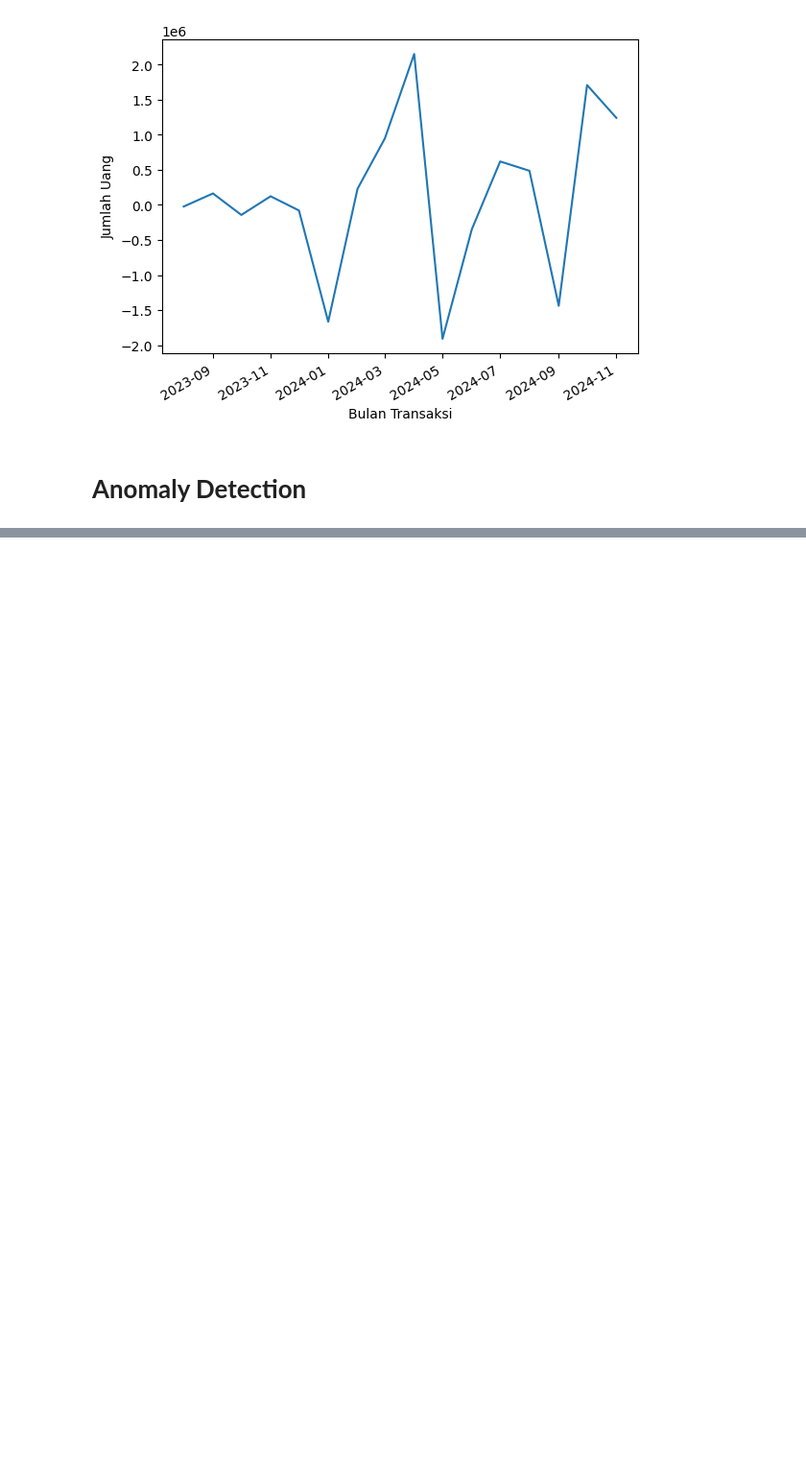
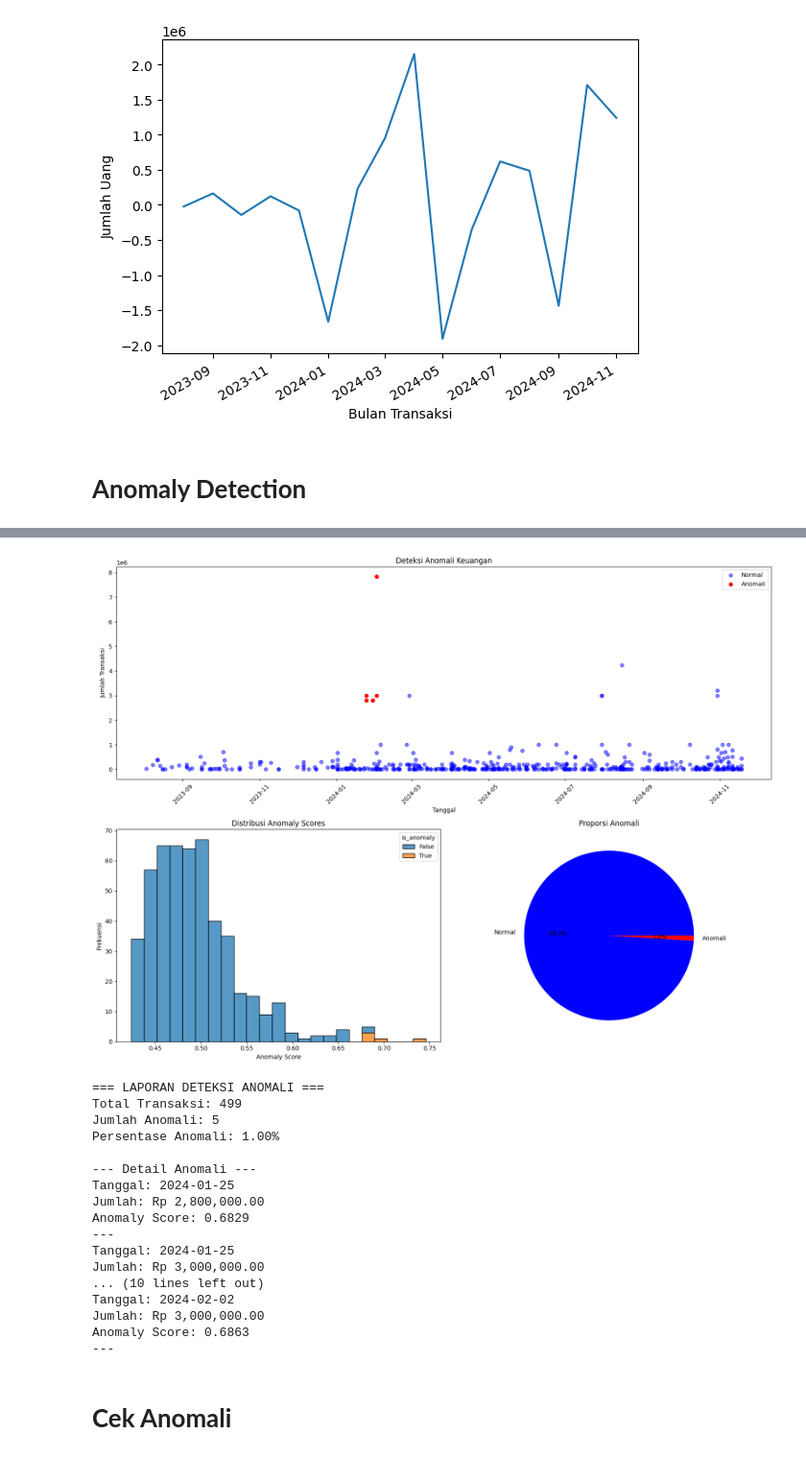
Before and after one commit to itsmaul/bangkit-capstone, a Jupyter notebook: All_Integrated.ipynb, the cells around one changed output, grey strips where cells are left out. Shown at 96% size. Drawn from its saved outputs; the diff is of its cells as text; code cells hidden in the pictures; blank space fills up the shorter version.

```diff
--- a/All_Integrated.ipynb
+++ b/All_Integrated.ipynb
@@ -342,0 +282,39 @@ K-Means iteration 99/99
+# %%
+def main_expense():
+    detector = AdvancedFinancialAnomalyDetector(contamination=0.01)
+
+    # Read dataset
+    data = pd.read_json('expense_data.json')
+
+    # Detect anomalies
+    result = detector.detect_anomalies(data)
+
+    # Visualisasi
+    detector.visualize_anomalies(result)
+
+    # Detailed Report
+    detector.detailed_anomaly_report(result)
+
+if __name__ == "__main__":
+    main_expense()
+# %% [output]
+[figure, added]
+=== LAPORAN DETEKSI ANOMALI ===
+Total Transaksi: 499
+Jumlah Anomali: 5
+Persentase Anomali: 1.00%
+
+--- Detail Anomali ---
+Tanggal: 2024-01-25
+Jumlah: Rp 2,800,000.00
+Anomaly Score: 0.6829
+---
+Tanggal: 2024-01-25
+Jumlah: Rp 3,000,000.00
+... (10 lines left out)
+Tanggal: 2024-02-02
+Jumlah: Rp 3,000,000.00
+Anomaly Score: 0.6863
+---
+# %% [markdown]
+# **Cek Anomali**
```
Also changed, not shown: parts of 18 cells of this notebook.
